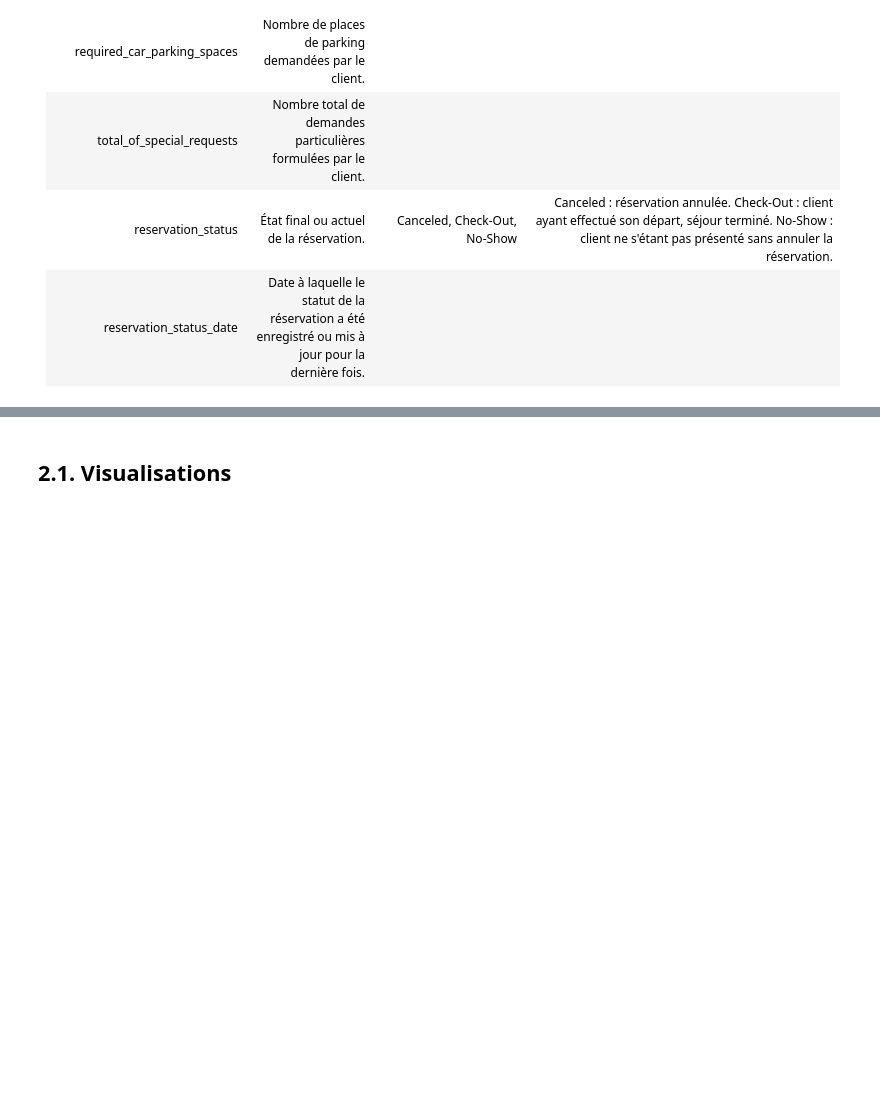
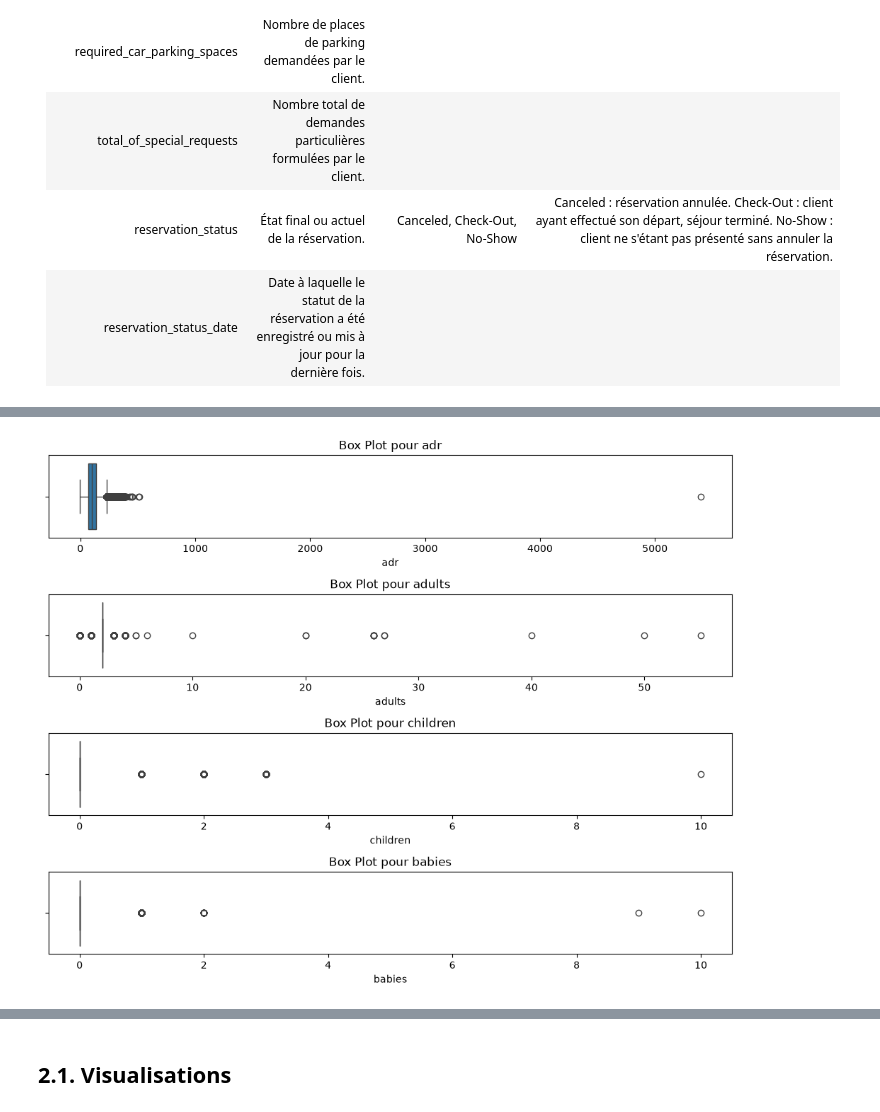
Before and after one commit to joelsana/Stay-Prediction-ML-part, a Jupyter notebook: machine_learning/hotel_bookings.ipynb, the cells around one changed output, grey strips where cells are left out. Saved outputs shown, nothing was run; the diff lists cells and outputs as text; code cells hidden in the pictures; blank space fills up the shorter version.

```diff
--- a/machine_learning/hotel_bookings.ipynb
+++ b/machine_learning/hotel_bookings.ipynb
@@ -345,0 +308,6 @@ Le modèle doit apprendre à prévoir le risque d'annulation d'une réservation,
+# %%
+# Colonnes à supprimer du dataset
+df = df.drop(['arrival_date_year',
+              'assigned_room_type', 'booking_changes', 'reservation_status', 'reservation_status_date'
+	      ],
+	      axis = 1)
@@ -345,0 +398,10 @@ Le modèle doit apprendre à prévoir le risque d'annulation d'une réservation,
+# %%
+df['children'] = df['children'].fillna(0)
+
+df = df.drop(['country'], axis = 1)	# Suppression de "country"
+
+df['agent'] = df['agent'].fillna(0)
+df['company'] = df['company'].fillna(0)
+
+print("Vérification des manquants après traitement:")
+display(df.isnull().sum())
@@ -345,0 +465,16 @@ Le modèle doit apprendre à prévoir le risque d'annulation d'une réservation,
+# %%
+# Détection de "outliers" avec boxplot
+detect_outliers_cols = ['adr', 'adults', 'children', 'babies']
+no_of_rows = len(detect_outliers_cols)
+fig, axes = plt.subplots(no_of_rows, 1, figsize=(10, 2*no_of_rows))
+axes = axes.flatten()
+for i, col in enumerate(detect_outliers_cols):
+    sns.boxplot(data=df, x=col, ax=axes[i])
+    axes[i].set_title(f'Box Plot pour {col}')
+# Remove unused subplots (if any)
+for j in range(i+1, len(axes)):
+    fig.delaxes(axes[j])
+plt.tight_layout()
+plt.show()
+# %% [output]
+[figure, added]
```
Also changed, not shown: parts of 30 cells of this notebook.
